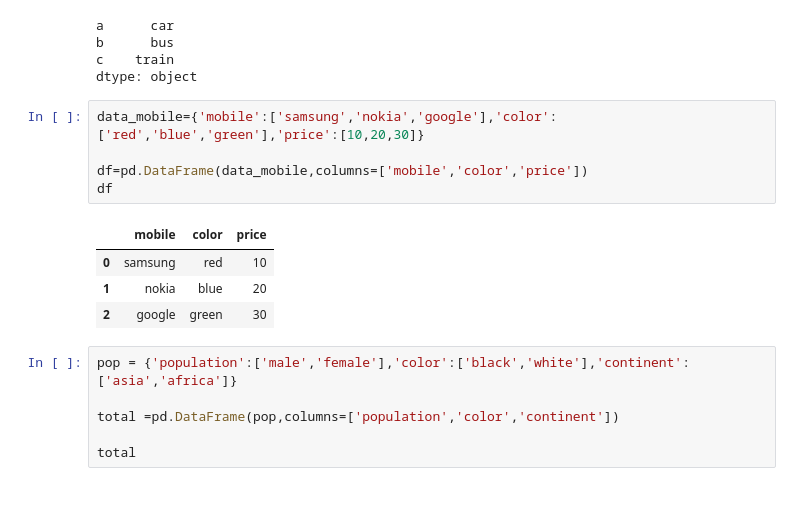
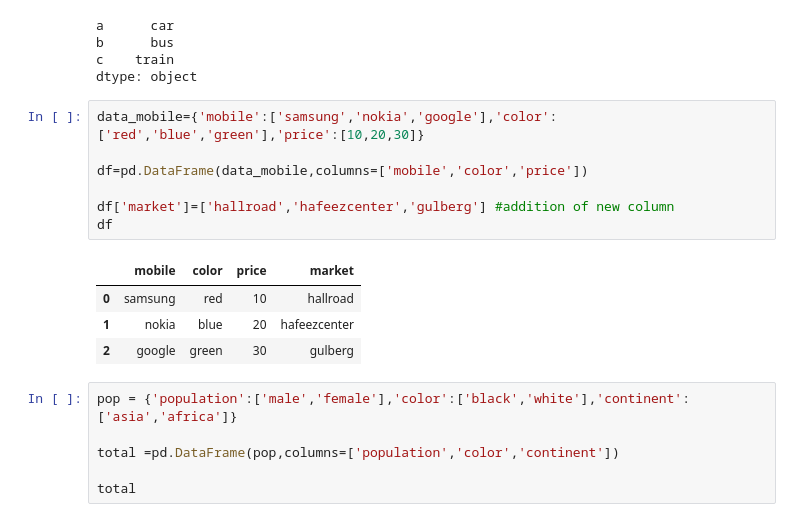
Before and after one commit to juneedpk/data-viz1, a Jupyter notebook: pandas.ipynb, the cells around one changed output. Saved outputs shown, nothing was run; the diff lists cells and outputs as text.

```diff
--- a/pandas.ipynb
+++ b/pandas.ipynb
@@ -13,13 +13,15 @@ dtype: object
 # %%
 data_mobile={'mobile':['samsung','nokia','google'],'color':['red','blue','green'],'price':[10,20,30]}
 
 df=pd.DataFrame(data_mobile,columns=['mobile','color','price'])
+
+df['market']=['hallroad','hafeezcenter','gulberg'] #addition of new column
 df
 # %% [output]
-|  | mobile | color | price |
-| 0 | samsung | red | 10 |
-| 1 | nokia | blue | 20 |
-| 2 | google | green | 30 |
+|  | mobile | color | price | market |
+| 0 | samsung | red | 10 | hallroad |
+| 1 | nokia | blue | 20 | hafeezcenter |
+| 2 | google | green | 30 | gulberg |
 # %%
 pop = {'population':['male','female'],'color':['black','white'],'continent':['asia','africa']}
 
```
Also changed, not shown: parts of 7 cells of this notebook, 1 other file.
